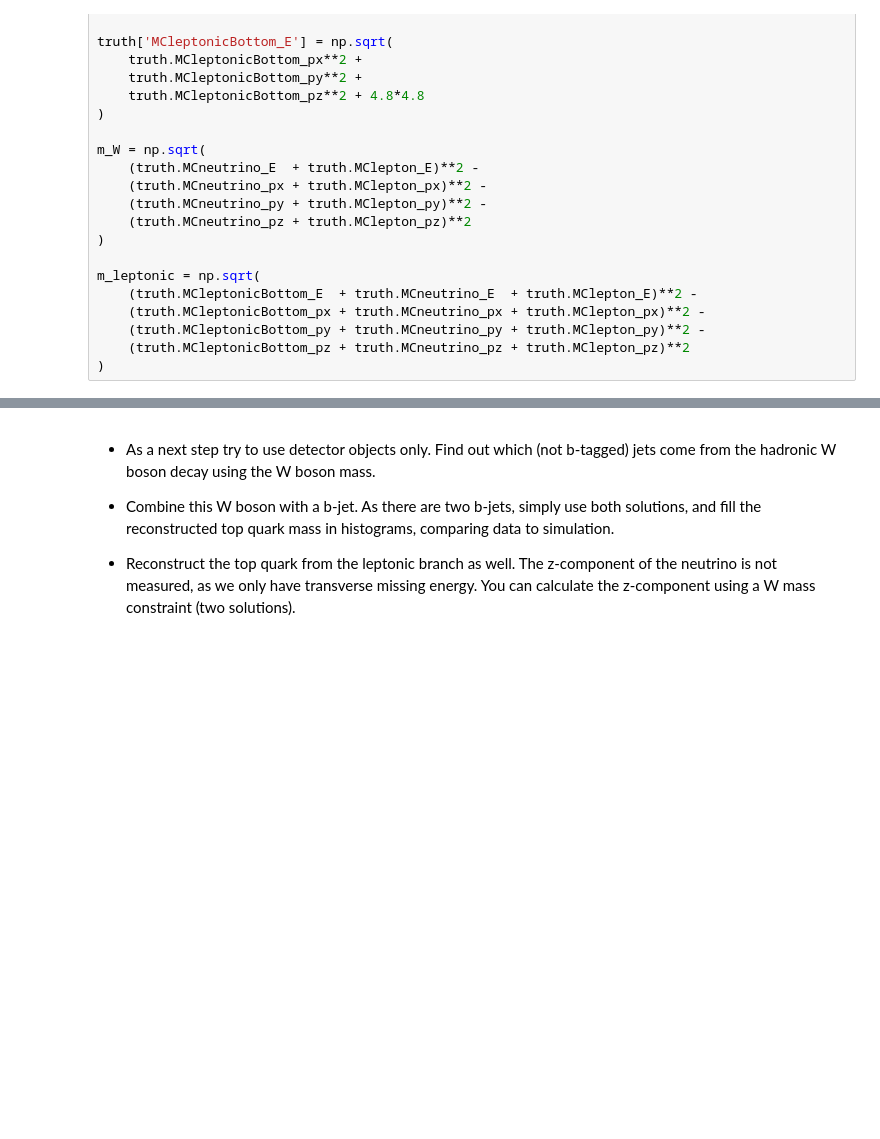
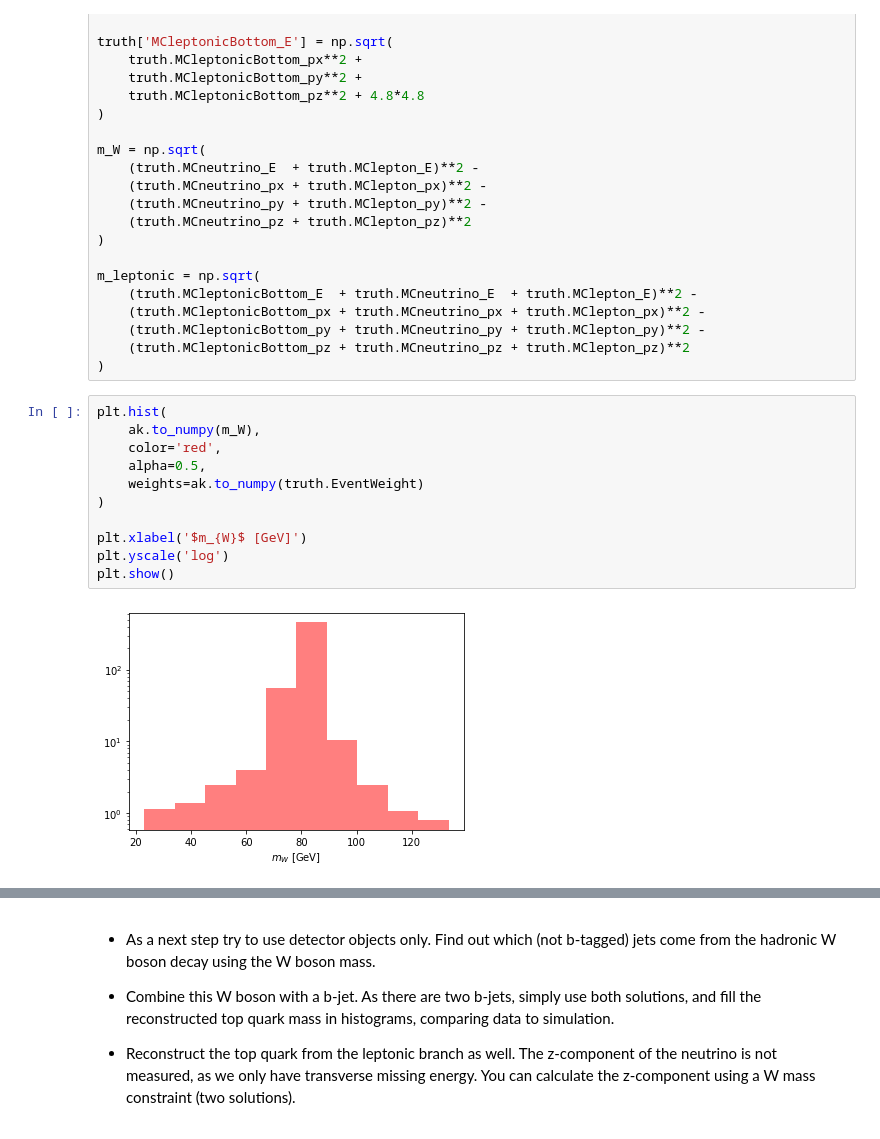
Before and after one commit to QuarkNet-HEP/ttbar-heptutorial, a Jupyter notebook: ttbar-heptutorial.ipynb, the cells around one changed output, grey strips where cells are left out. Drawn from its saved outputs; the diff is of its cells as text; blank space fills up the shorter version.

```diff
--- a/ttbar-heptutorial.ipynb
+++ b/ttbar-heptutorial.ipynb
@@ -1384,4 +1388,17 @@ m_leptonic = np.sqrt(
     (truth.MCleptonicBottom_py + truth.MCneutrino_py + truth.MClepton_py)**2 -
     (truth.MCleptonicBottom_pz + truth.MCneutrino_pz + truth.MClepton_pz)**2
 )
+# %%
+plt.hist(
+    ak.to_numpy(m_W),
+    color='red',
+    alpha=0.5,
+    weights=ak.to_numpy(truth.EventWeight)
+)
+
+plt.xlabel('$m_{W}$ [GeV]')
+plt.yscale('log')
+plt.show()
+# %% [output]
+[figure, added]
 # %%
```
Also changed, not shown: parts of 18 cells of this notebook.
